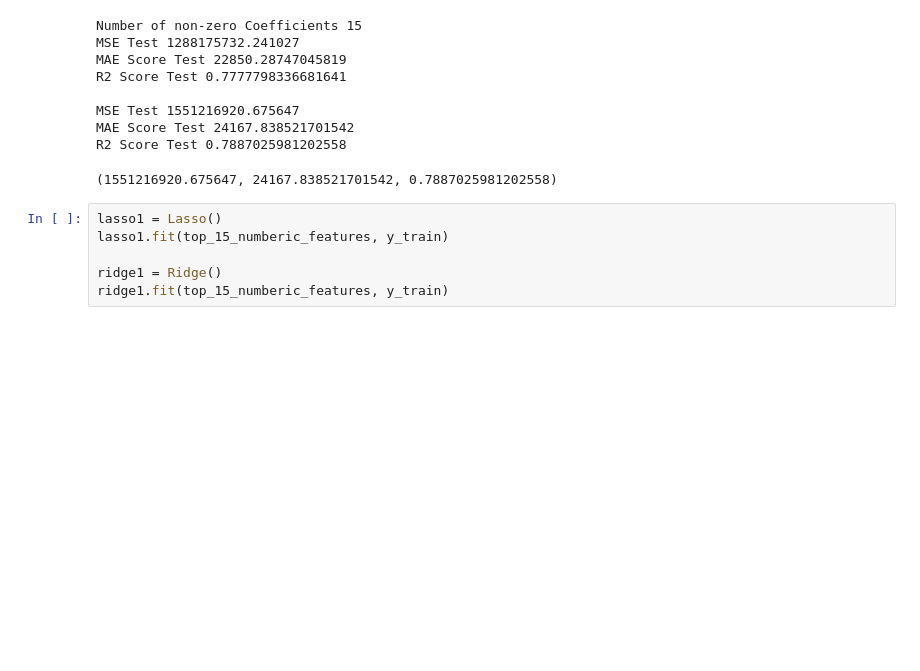
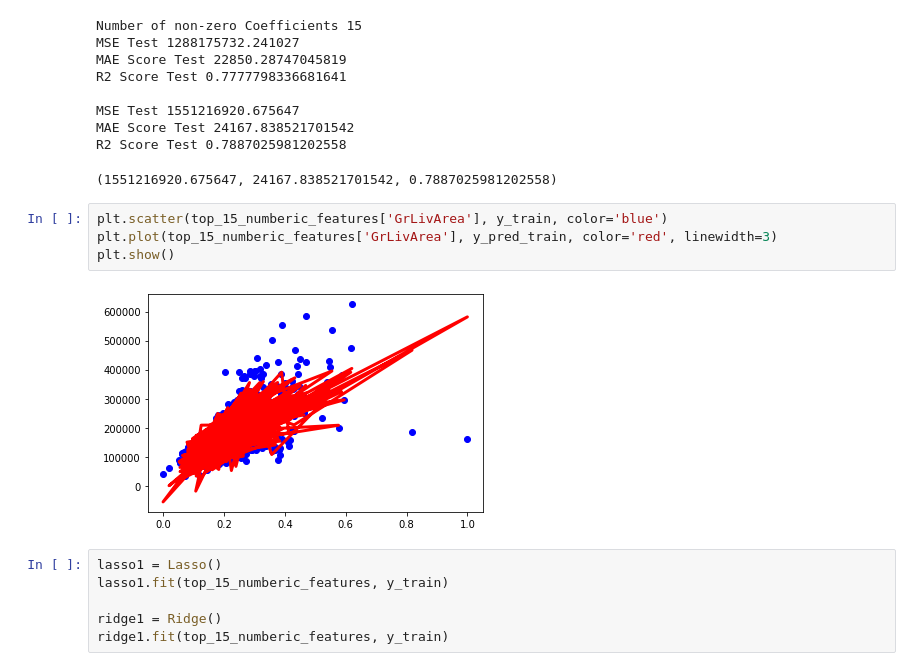
Before and after one commit to hargurjeet/Suprise_Housing, a Jupyter notebook: Suprise_Housing_Case_study.ipynb, the cells around one changed output. Saved outputs shown, nothing was run; the diff lists cells and outputs as text; blank space fills up the shorter version.

```diff
--- a/Suprise_Housing_Case_study.ipynb
+++ b/Suprise_Housing_Case_study.ipynb
@@ -417,6 +555,12 @@ MSE Test 1551216920.675647
 MAE Score Test 24167.838521701542
 R2 Score Test 0.7887025981202558
 (1551216920.675647, 24167.838521701542, 0.7887025981202558)
+# %%
+plt.scatter(top_15_numberic_features['GrLivArea'], y_train, color='blue')
+plt.plot(top_15_numberic_features['GrLivArea'], y_pred_train, color='red', linewidth=3)
+plt.show()
+# %% [output]
+[figure, added]
 # %%
 lasso1 = Lasso()
 lasso1.fit(top_15_numberic_features, y_train)
```
Also changed, not shown: parts of 33 cells of this notebook.
